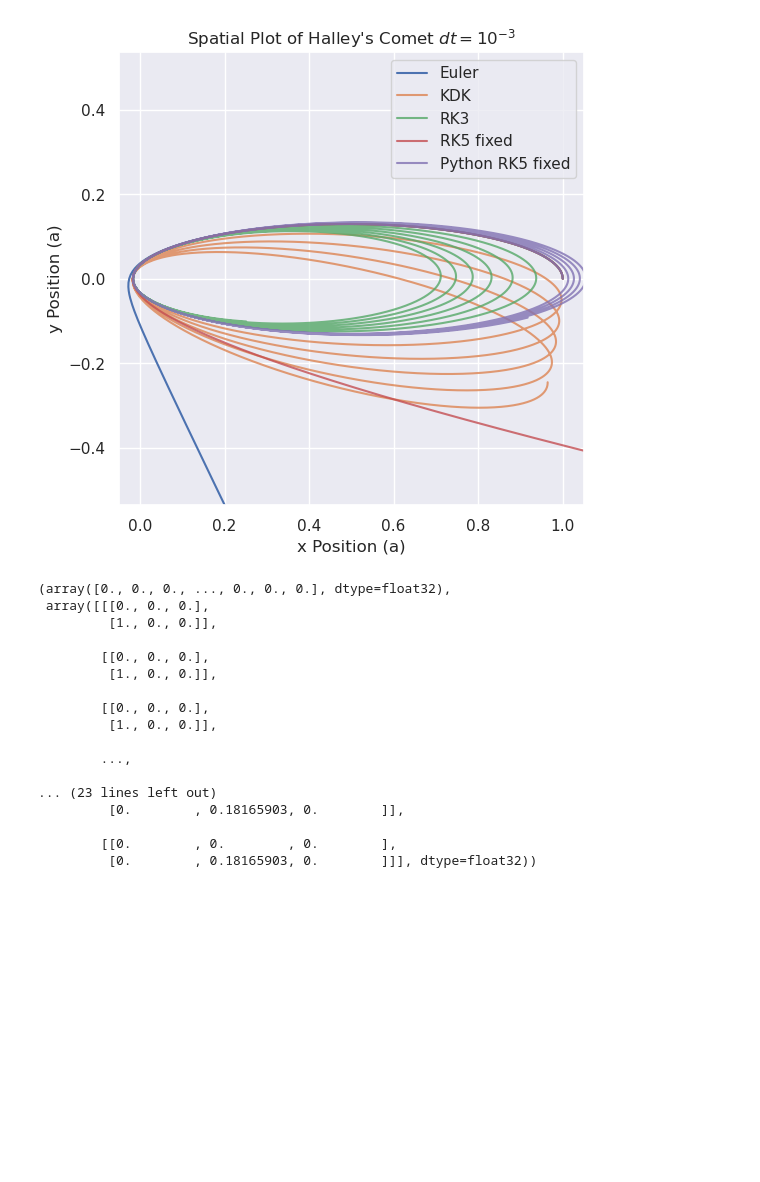
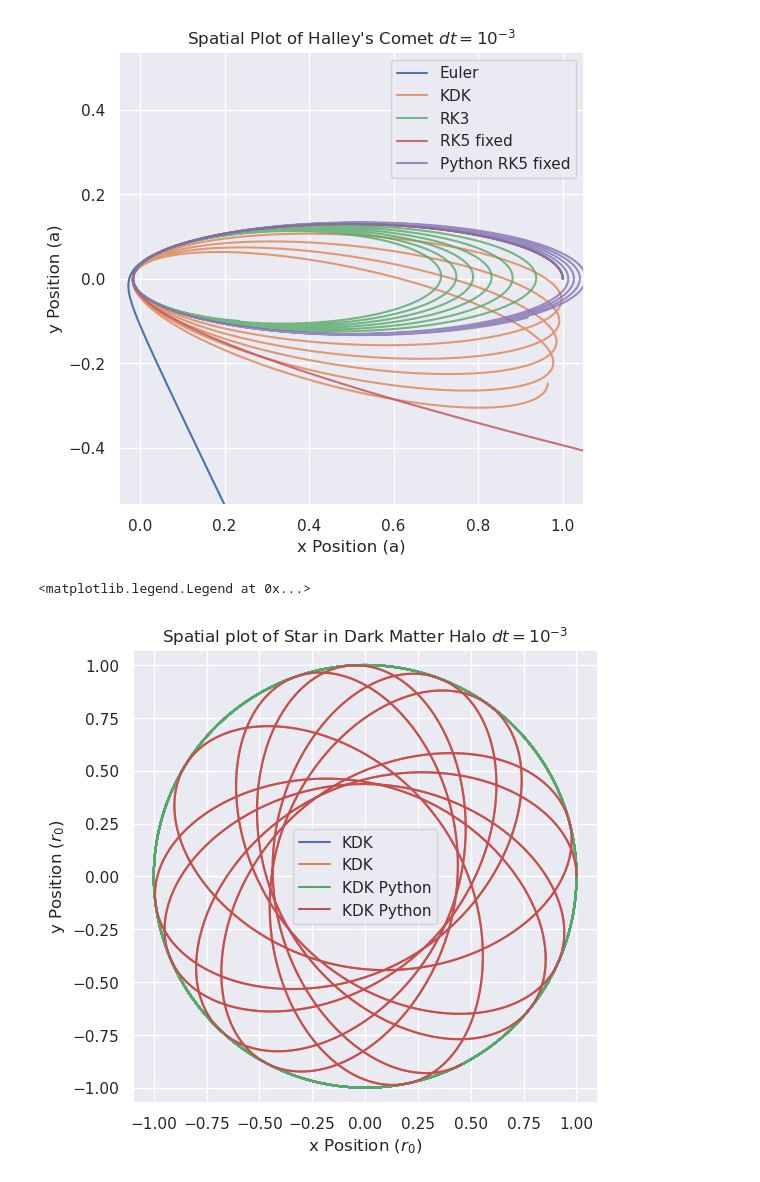
Before and after one commit to StarkillerX42/ASTR506, a Jupyter notebook: python_tests.ipynb, the cells around one changed output. Cells and saved outputs as stored; diff of their text form; code cells hidden in the pictures; blank space fills up the shorter version.

```diff
--- a/python_tests.ipynb
+++ b/python_tests.ipynb
@@ -536,24 +569,41 @@ ax.legend()
 # %% [output]
 <matplotlib.legend.Legend at 0x...>
 [figure]
-# %%
-fp.n_bodies.n_body_model("rk5", halley_masses, halley_i_pos, halley_i_vel, t_tot,
-                         dt, int(t_tot)/dt, g=1.)
-# %% [output]
-(array([0., 0., 0., ..., 0., 0., 0.], dtype=float32),
- array([[[0., 0., 0.],
-         [1., 0., 0.]],
-
-        [[0., 0., 0.],
-         [1., 0., 0.]],
-
-        [[0., 0., 0.],
-         [1., 0., 0.]],
-
-        ...,
-
-... (23 lines left out)
-         [0.        , 0.18165903, 0.        ]],
-
-        [[0.        , 0.        , 0.        ],
-         [0.        , 0.18165903, 0.        ]]], dtype=float32))
+# %%
+r = 1.
+grav = - np.log(1 + r)/r**2 + 1/(r * (1 + r))
+masses = np.array([0., 0.])  # , 0.])
+eccentricities = np.array([0., 0.5])
+                           # , 0.5, 0.75])
+i_positions = np.array([[1., 0., 0.],
+                        # [1., 0., 0.],
+                        [1., 0., 0.]])
+i_velocities = np.array([[0., 1., 0.],
+                        #  [0., 1., 0.],
+                         [0., 1., 0.]
+                            ]) * (np.sqrt(-grav*r)
+                                           * np.sqrt((1 - eccentricities)
+                           / (1 + eccentricities))[:, None])
+
+dt = 1e-3
+galaxy = n_body(fp.integrators.kdk_gal, masses, i_positions, i_velocities, 100,
+                dt, update_com=False)
+py_galaxy = n_body(kick_drift_kick_galaxy, masses, i_positions, i_velocities, 100,
+                dt, update_com=False)
+# %%
+fig = plt.figure(figsize=(6, 6), dpi=100)
+ax = fig.gca()
+ax.plot(galaxy.positions[:, :, 0], galaxy.positions[:, :, 1], label='KDK')
+ax.plot(py_galaxy.positions[:, :, 0], py_galaxy.positions[:, :, 1],
+        label='KDK Python')
+
+ax.axis('equal')
+ax.set_xlabel(r'x Position ($r_0$)')
+ax.set_ylabel(r'y Position ($r_0$)')
+ax.set_title(r"Spatial plot of Star in Dark Matter Halo $dt=10^{-3}$")
+# ax.set_xlim(-1., 1.)
+# ax.set_ylim(-1, 1)
+ax.legend()
+# %% [output]
+<matplotlib.legend.Legend at 0x...>
+[figure, added]
```
Also changed, not shown: parts of 3 cells of this notebook, 4 other files.
